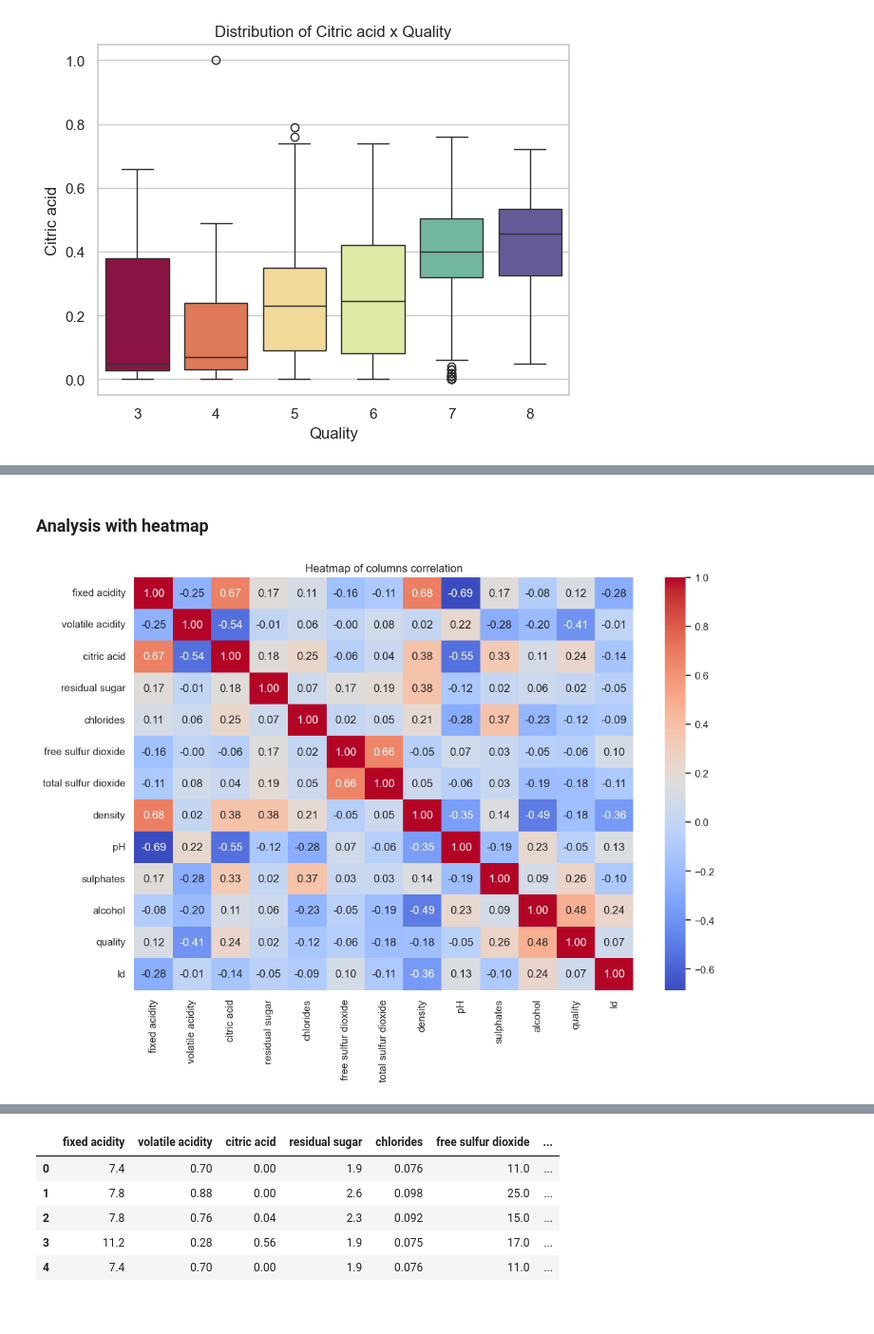
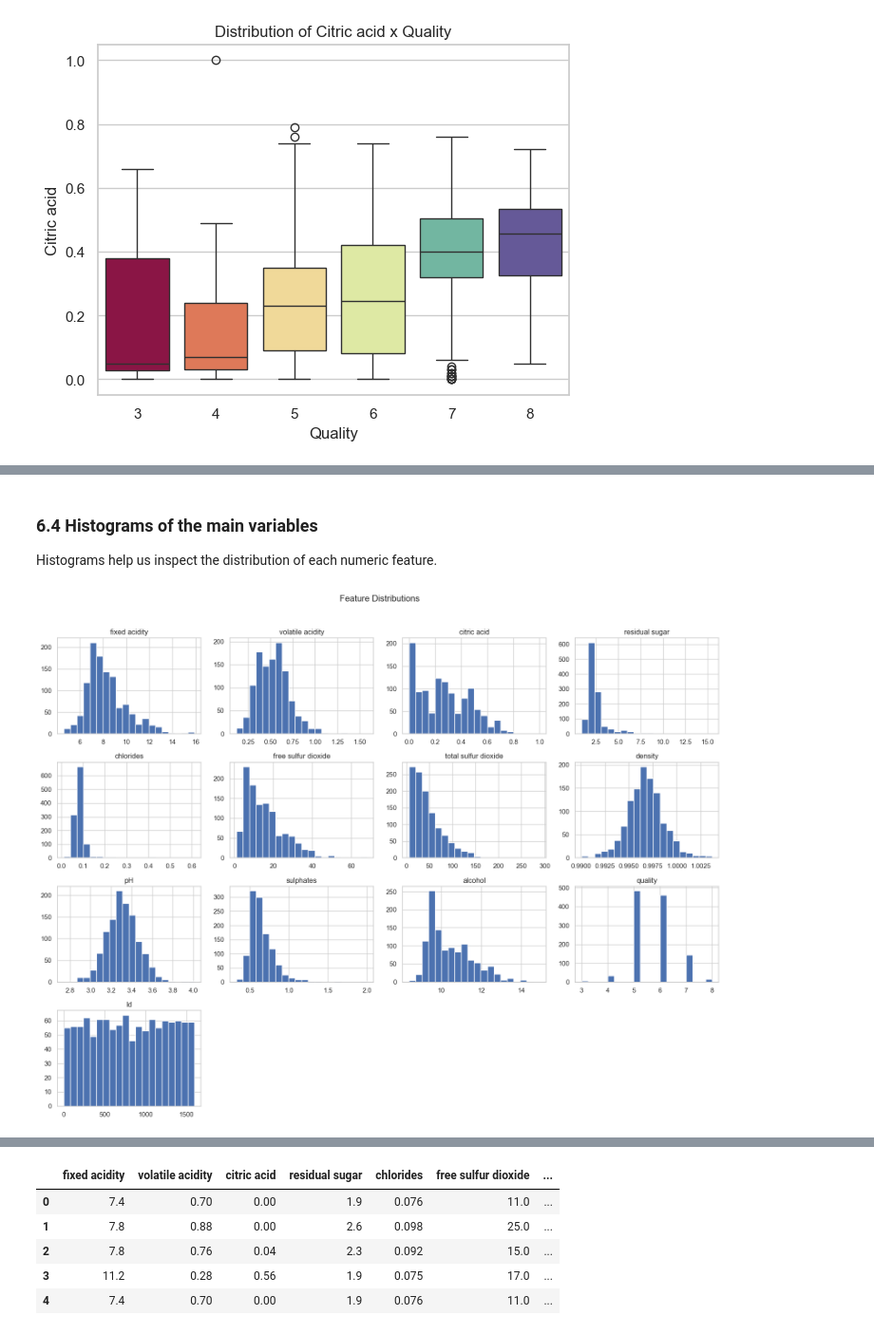
Before and after one commit to nathaliaacouto/ADES_Wine_Quality, a Jupyter notebook: [ADES]_Wine_Project.ipynb, the cells around one changed output, grey strips where cells are left out. Shown at 95% size. Saved outputs shown, nothing was run; the diff lists cells and outputs as text; code cells hidden in the pictures.

```diff
--- a/[ADES]_Wine_Project.ipynb
+++ b/[ADES]_Wine_Project.ipynb
@@ -190,12 +330,11 @@ plt.show()
-# %% [markdown]
-### Analysis with heatmap
-# %%
-correlation = df.corr()
-
-plt.figure(figsize=(12, 8))
-sns.heatmap(correlation, annot=True, cmap='coolwarm', fmt=".2f")
-plt.title('Heatmap of columns correlation')
-plt.show()
-# %% [output]
-[figure, removed]
+# %% [markdown]
+### 6.4 Histograms of the main variables
+Histograms help us inspect the distribution of each numeric feature.
+# %%
+df.hist(figsize=(16, 12), bins=20)
+plt.suptitle("Feature Distributions", y=1.02)
+plt.tight_layout()
+plt.show()
+# %% [output]
+[figure, added]
 # %% [markdown]
```
Also changed, not shown: parts of 38 cells of this notebook.
